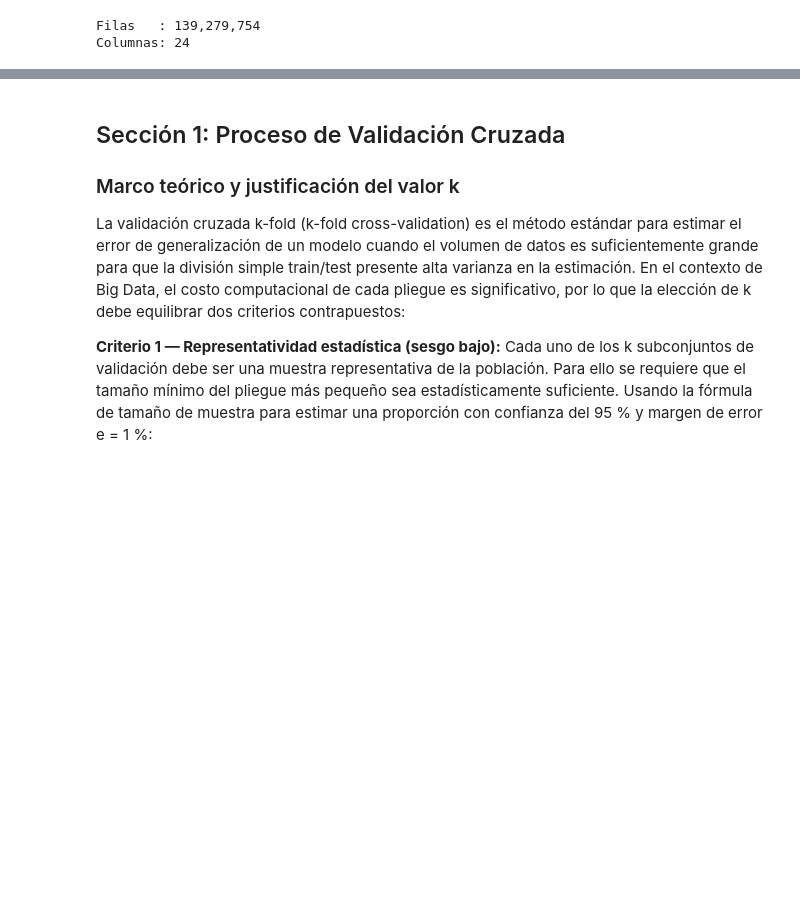
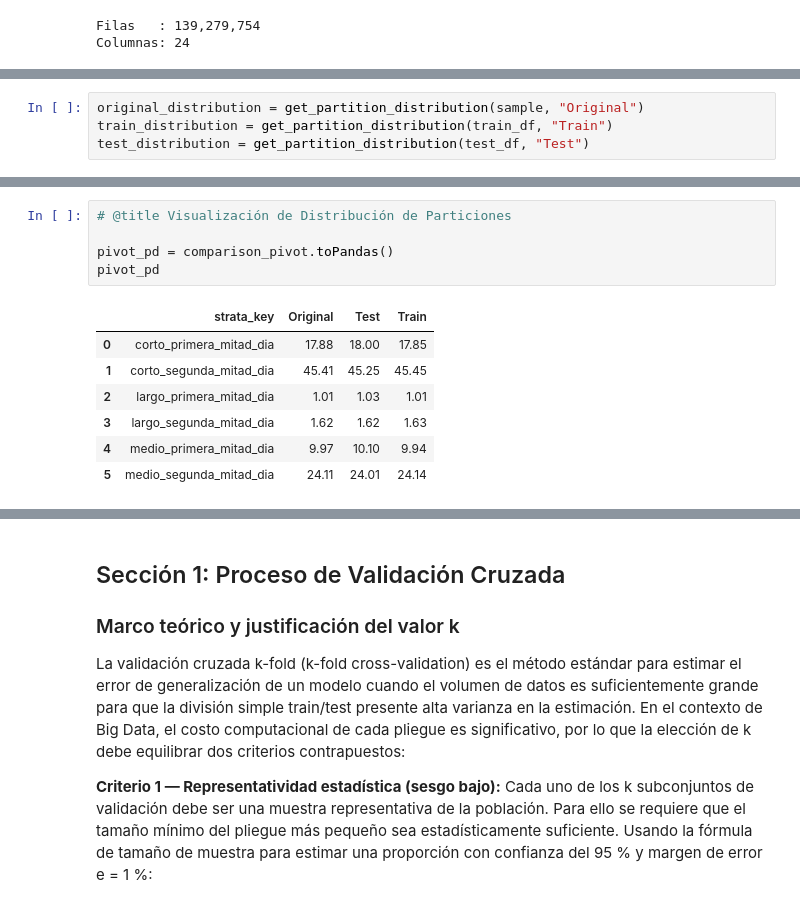
Before and after one commit to ArielAlvarezWAI87/BigData, a Jupyter notebook: actividad_05/Visualizacion_Equipo8.ipynb, the cells around one changed output, grey strips where cells are left out. Drawn from its saved outputs; the diff is of its cells as text; blank space fills up the shorter version.

```diff
--- a/actividad_05/Visualizacion_Equipo8.ipynb
+++ b/actividad_05/Visualizacion_Equipo8.ipynb
@@ -500,0 +370,4 @@ Muestra M: 58,587,287 registros  (objetivo: 58,592,466)
+# %%
+original_distribution = get_partition_distribution(sample, "Original")
+train_distribution = get_partition_distribution(train_df, "Train")
+test_distribution = get_partition_distribution(test_df, "Test")
@@ -500,0 +389,13 @@ Muestra M: 58,587,287 registros  (objetivo: 58,592,466)
+# %%
+# @title Visualización de Distribución de Particiones
+
+pivot_pd = comparison_pivot.toPandas()
+pivot_pd
+# %% [output]
+|  | strata_key | Original | Test | Train |
+| 0 | corto_primera_mitad_dia | 17.88 | 18.00 | 17.85 |
+| 1 | corto_segunda_mitad_dia | 45.41 | 45.25 | 45.45 |
+| 2 | largo_primera_mitad_dia | 1.01 | 1.03 | 1.01 |
+| 3 | largo_segunda_mitad_dia | 1.62 | 1.62 | 1.63 |
+| 4 | medio_primera_mitad_dia | 9.97 | 10.10 | 9.94 |
+| 5 | medio_segunda_mitad_dia | 24.11 | 24.01 | 24.14 |
```
Also changed, not shown: parts of 32 cells of this notebook, 1 other file.
